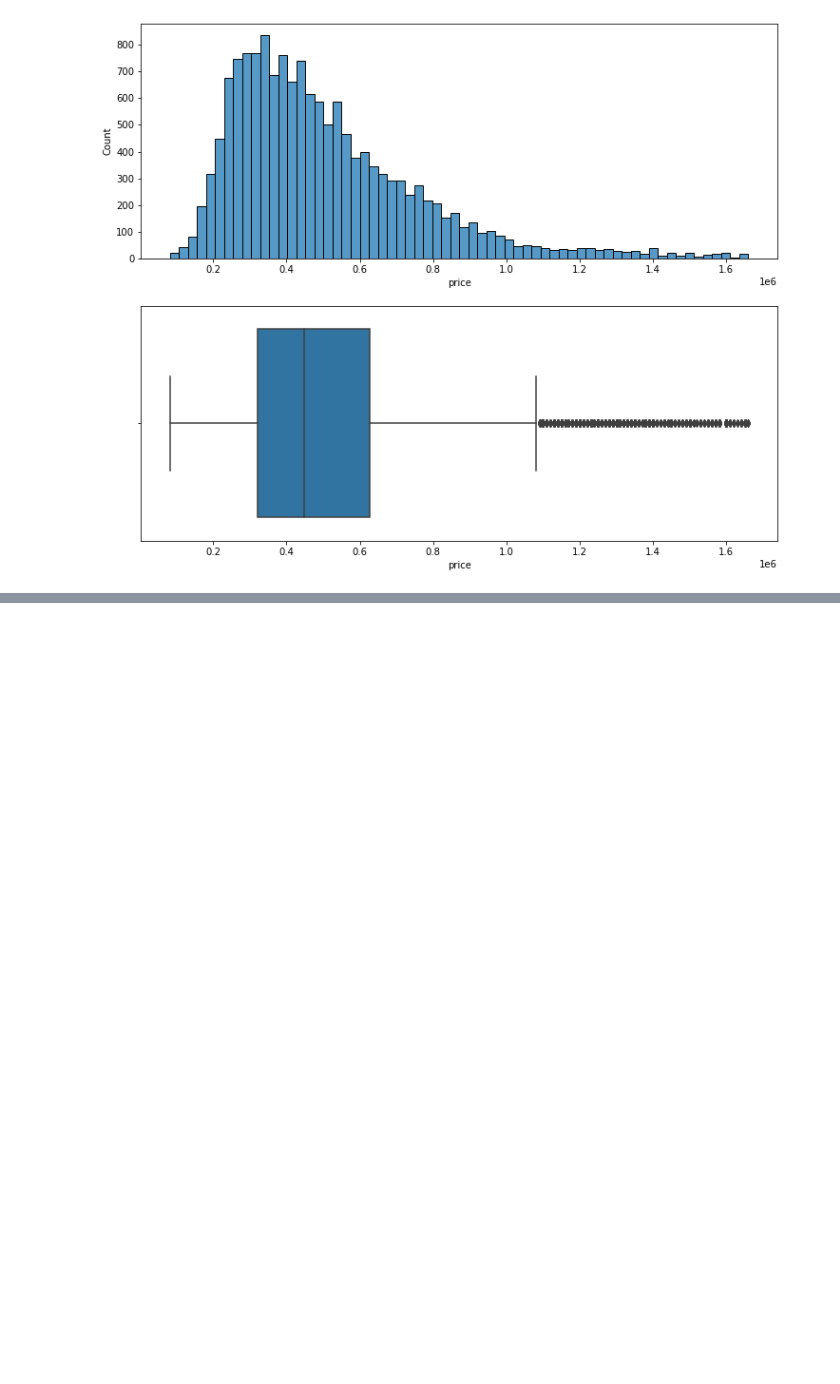
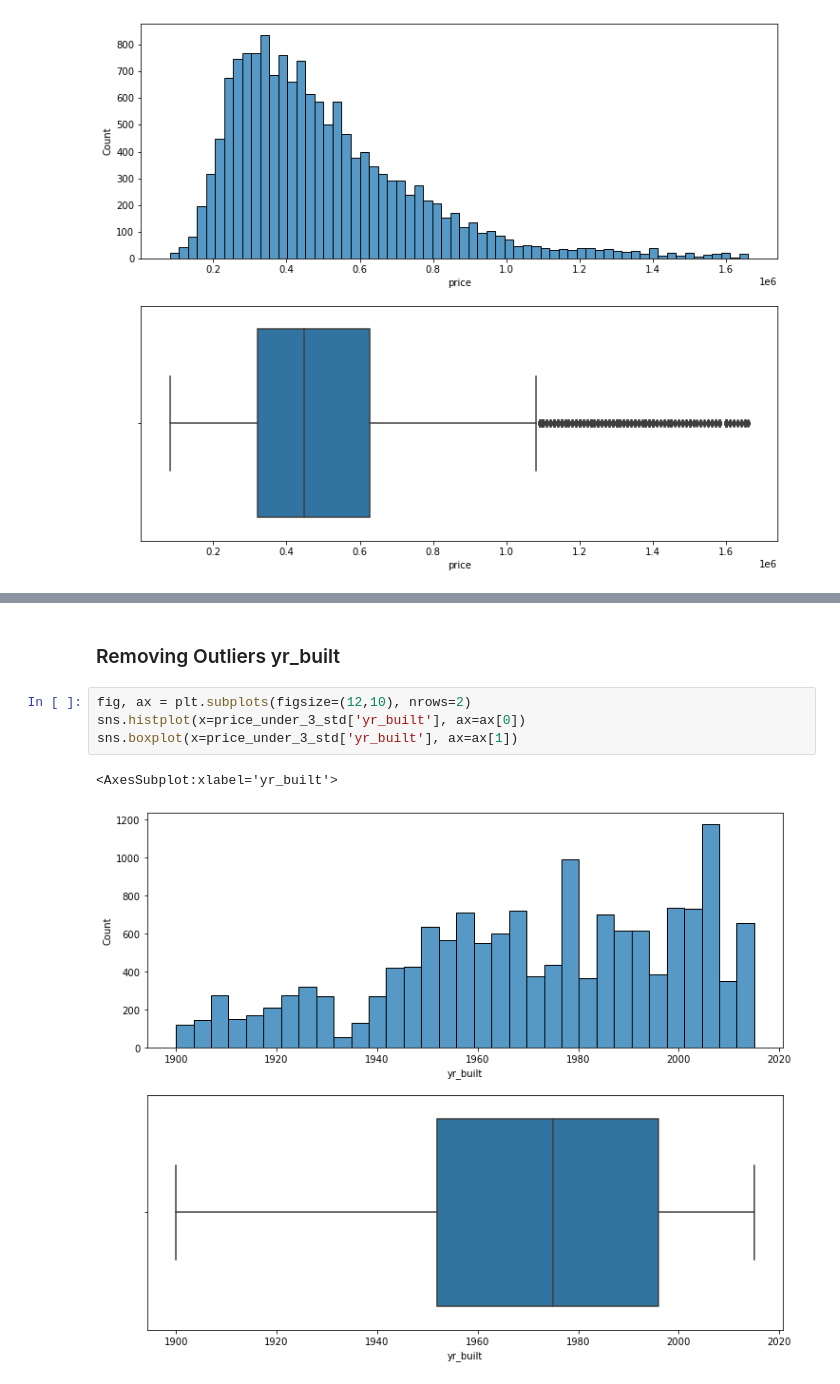
Before and after one commit to gkwarner/bsc-phase-two-project, a Jupyter notebook: notebooks/exploratory/Gabe/Import data.ipynb, the cells around one changed output, grey strips where cells are left out. Saved outputs shown, nothing was run; the diff lists cells and outputs as text; blank space fills up the shorter version.

Commit message:
Removed outliers from yr_built

```diff
--- a/notebooks/exploratory/Gabe/Import data.ipynb
+++ b/notebooks/exploratory/Gabe/Import data.ipynb
@@ -314,0 +491,9 @@ sns.boxplot(x=price_under_3_std['price'], ax=ax[1])
+# %% [markdown]
+### Removing Outliers yr_built
+# %%
+fig, ax = plt.subplots(figsize=(12,10), nrows=2)
+sns.histplot(x=price_under_3_std['yr_built'], ax=ax[0])
+sns.boxplot(x=price_under_3_std['yr_built'], ax=ax[1])
+# %% [output]
+<AxesSubplot:xlabel='yr_built'>
+[figure, added]
```
Also changed, not shown: parts of 31 cells of this notebook.
